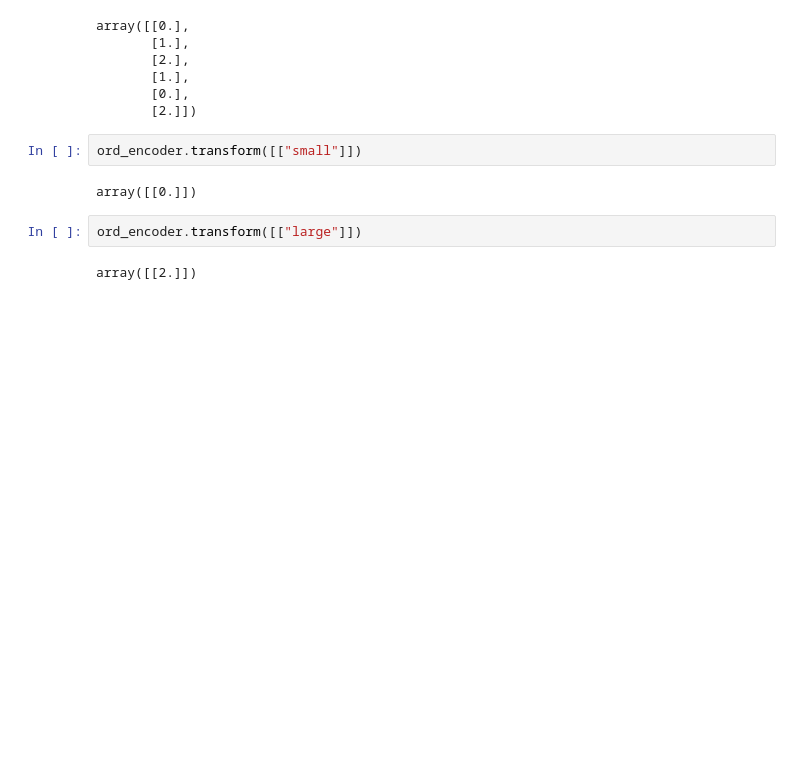
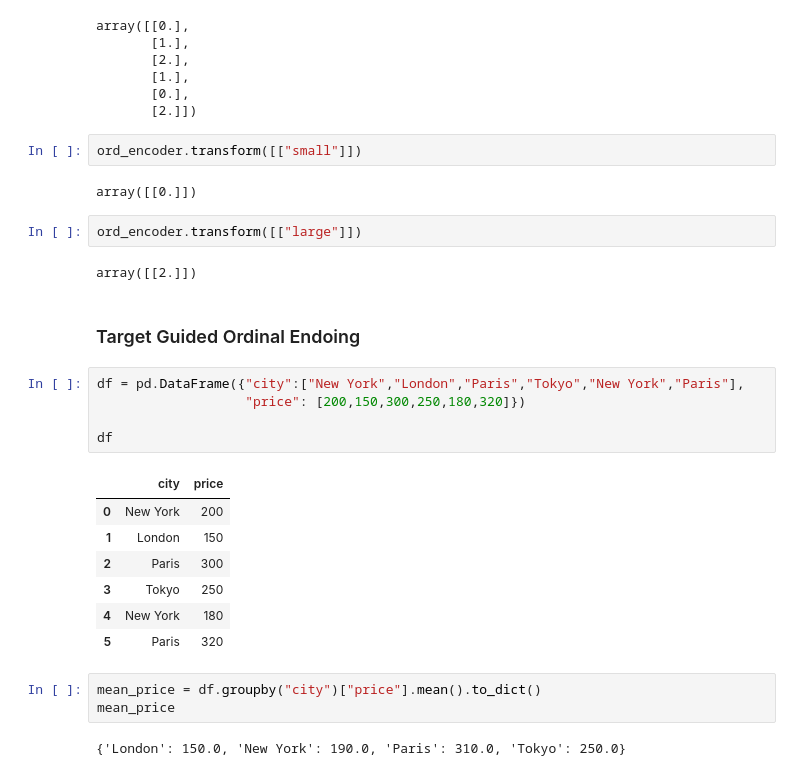
Before and after one commit to prshntshinde/pw-datascience, a Jupyter notebook: practice_sessions/machine-learning/ml-ses1.ipynb, the cells around one changed output. Saved outputs shown, nothing was run; the diff lists cells and outputs as text; blank space fills up the shorter version.

```diff
--- a/practice_sessions/machine-learning/ml-ses1.ipynb
+++ b/practice_sessions/machine-learning/ml-ses1.ipynb
@@ -868,3 +868,23 @@ array([[0.]])
 ord_encoder.transform([["large"]])
 # %% [output]
 array([[2.]])
+# %% [markdown]
+### Target Guided Ordinal Endoing
+# %%
+df = pd.DataFrame({"city":["New York","London","Paris","Tokyo","New York","Paris"],
+                   "price": [200,150,300,250,180,320]})
+
+df
+# %% [output]
+|  | city | price |
+| 0 | New York | 200 |
+| 1 | London | 150 |
+| 2 | Paris | 300 |
+| 3 | Tokyo | 250 |
+| 4 | New York | 180 |
+| 5 | Paris | 320 |
+# %%
+mean_price = df.groupby("city")["price"].mean().to_dict()
+mean_price
+# %% [output]
+{'London': 150.0, 'New York': 190.0, 'Paris': 310.0, 'Tokyo': 250.0}
```
Also changed, not shown: parts of 9 cells of this notebook.
